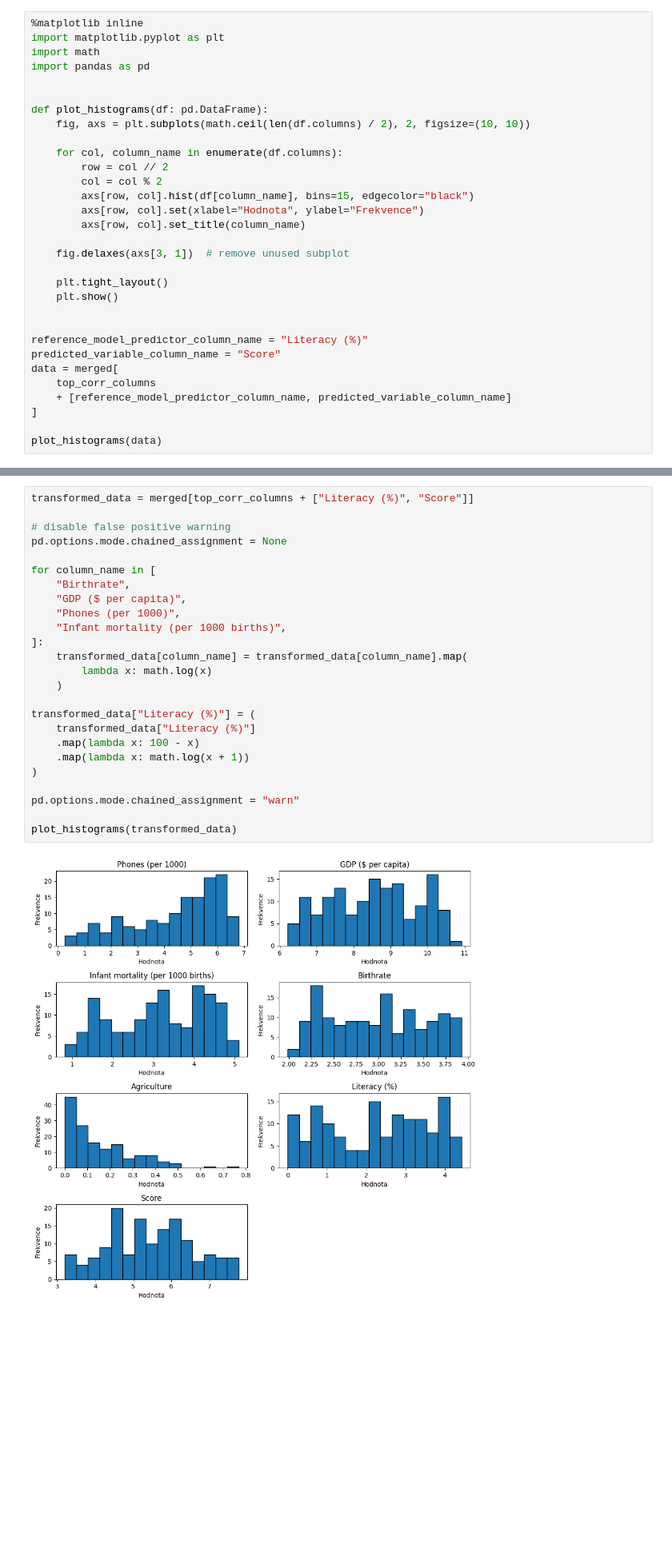
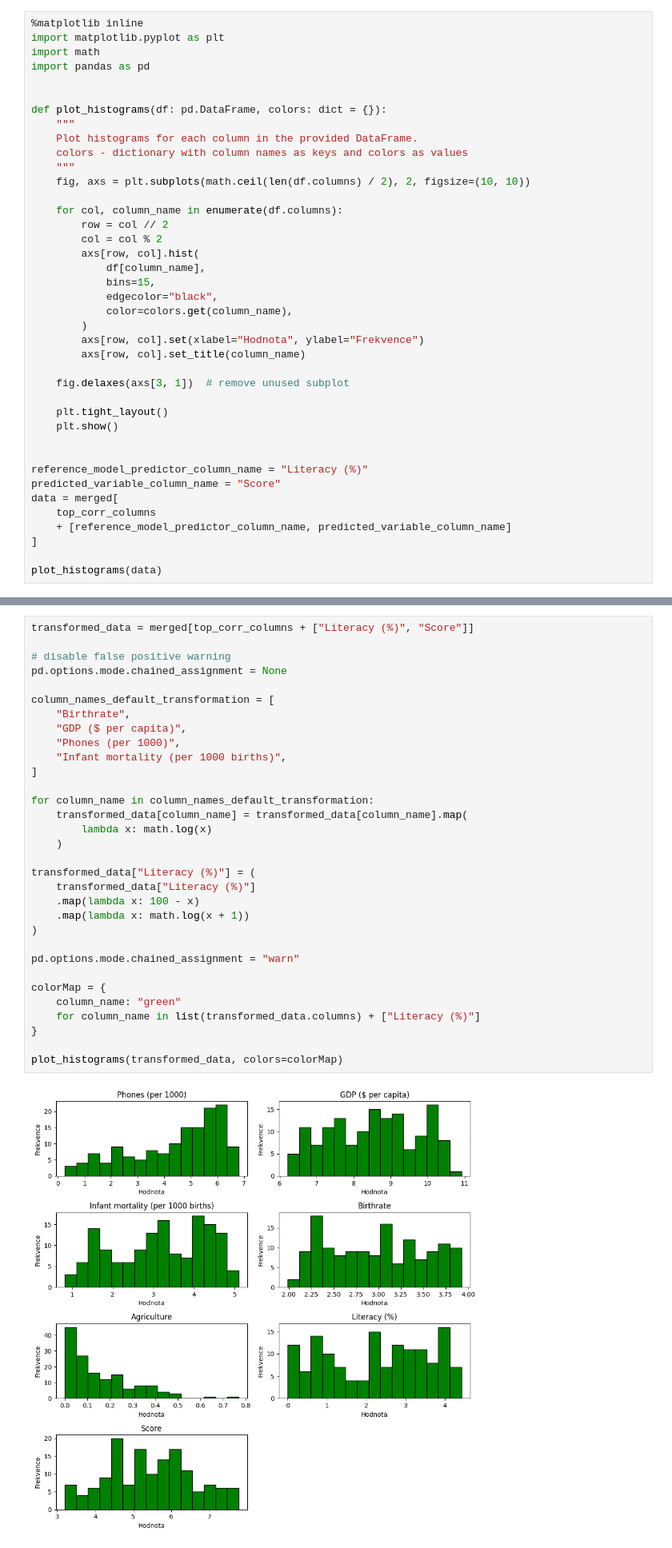
Before and after one commit to PatrikTrefil/NDBI048-data-science-project, a Jupyter notebook: main.ipynb, the cells around one changed output, grey strips where cells are left out. Shown: that part at 80% size. Drawn from its saved outputs; the diff is of its cells as text; blank space fills up the shorter version.

```diff
--- a/main.ipynb
+++ b/main.ipynb
@@ -173,13 +209,22 @@ import math
 import pandas as pd
 
 
-def plot_histograms(df: pd.DataFrame):
+def plot_histograms(df: pd.DataFrame, colors: dict = {}):
+    """
+    Plot histograms for each column in the provided DataFrame.
+    colors - dictionary with column names as keys and colors as values
+    """
     fig, axs = plt.subplots(math.ceil(len(df.columns) / 2), 2, figsize=(10, 10))
 
     for col, column_name in enumerate(df.columns):
         row = col // 2
         col = col % 2
-        axs[row, col].hist(df[column_name], bins=15, edgecolor="black")
+        axs[row, col].hist(
+            df[column_name],
+            bins=15,
+            edgecolor="black",
+            color=colors.get(column_name),
+        )
         axs[row, col].set(xlabel="Hodnota", ylabel="Frekvence")
         axs[row, col].set_title(column_name)
 
@@ -271,30 +338,37 @@ Na histogramech jsme si mohli všimnout, že některé sloupce mají log-normál
 # %%
 transformed_data = merged[top_corr_columns + ["Literacy (%)", "Score"]]
 
 # disable false positive warning
 pd.options.mode.chained_assignment = None
 
-for column_name in [
+column_names_default_transformation = [
     "Birthrate",
     "GDP ($ per capita)",
     "Phones (per 1000)",
     "Infant mortality (per 1000 births)",
-]:
+]
+
+for column_name in column_names_default_transformation:
     transformed_data[column_name] = transformed_data[column_name].map(
         lambda x: math.log(x)
     )
 
 transformed_data["Literacy (%)"] = (
     transformed_data["Literacy (%)"]
     .map(lambda x: 100 - x)
     .map(lambda x: math.log(x + 1))
 )
 
 pd.options.mode.chained_assignment = "warn"
 
-plot_histograms(transformed_data)
+colorMap = {
+    column_name: "green"
+    for column_name in list(transformed_data.columns) + ["Literacy (%)"]
+}
+
+plot_histograms(transformed_data, colors=colorMap)
 # %% [output]
-[figure, old version]
+[figure, new version]
 # %% [markdown]
 ## Modelování dat
 
```
Also changed, not shown: parts of 18 cells of this notebook.
